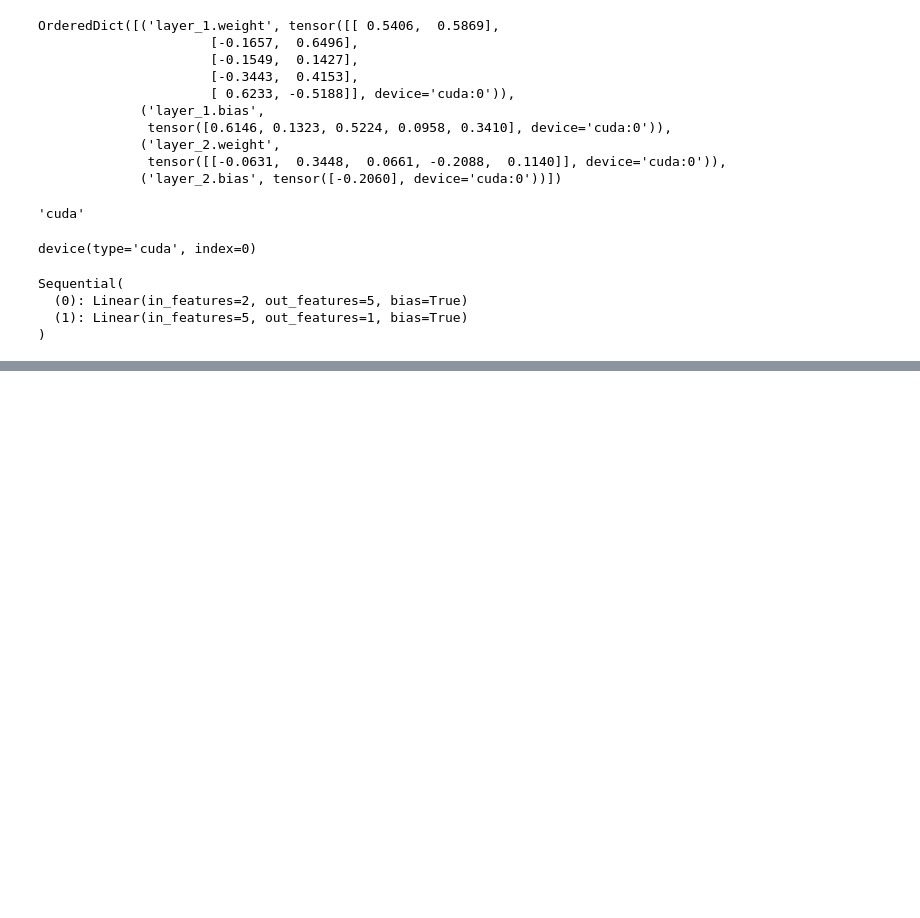
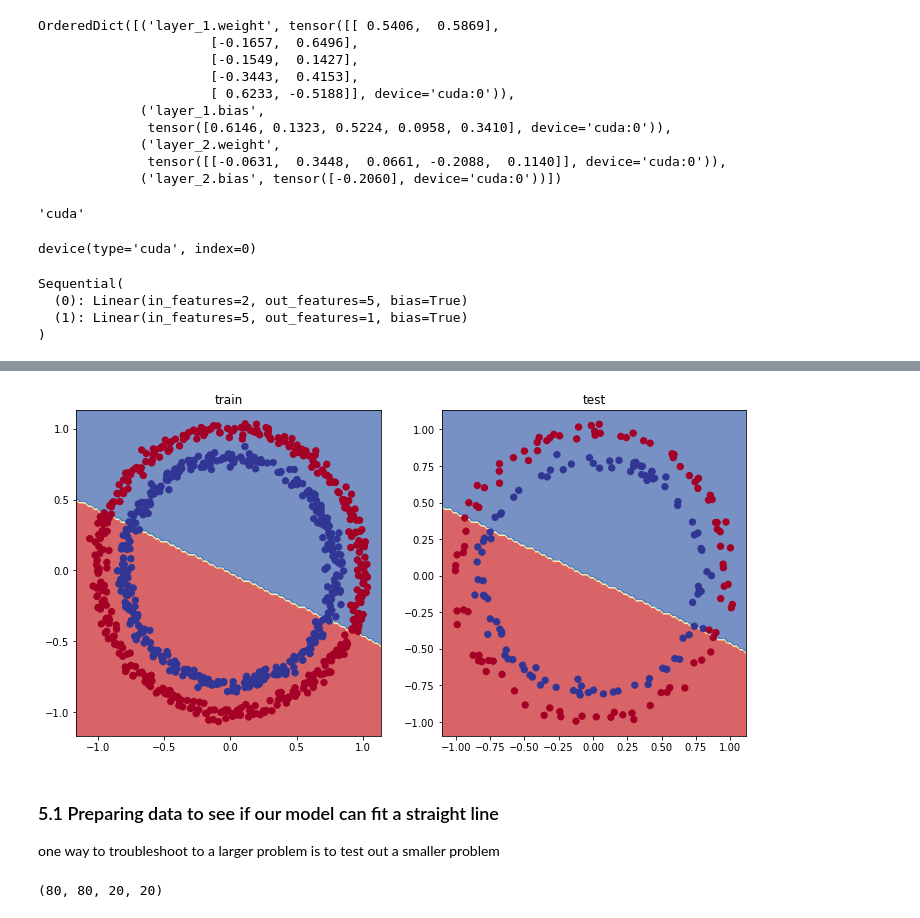
Before and after one commit to saqib-rgb/ML-With-Pytorch, a Jupyter notebook: Neural_Network_Classification.ipynb, the cells around one changed output, grey strips where cells are left out. Drawn from its saved outputs; the diff is of its cells as text; code cells hidden in the pictures; blank space fills up the shorter version.

```diff
--- a/Neural_Network_Classification.ipynb
+++ b/Neural_Network_Classification.ipynb
@@ -229,0 +412,13 @@ tensor([1., 0., 1., 0., 1., 1., 0., 0., 1., 0.])
+# %%
+class CircleModelV1(nn.Module):
+  def __init__(self):
+    super().__init__()
+    self.layer_1=nn.Linear(in_features=2,out_features=10)
+    self.layer_2=nn.Linear(in_features=10,out_features=10)
+    self.layer_3=nn.Linear(in_features=10,out_features=1)
+  def forward(self,x):
+    z=self.layer_3(self.layer_2(self.layer_1(x)))
+    # The code as written in line above leverages speed
+    return z
+model_1=CircleModelV1().to(device)
+model_1
@@ -229,0 +431,7 @@ tensor([1., 0., 1., 0., 1., 1., 0., 0., 1., 0.])
+# %%
+# now our model is ready it is time setup a loss and optimizer function
+# as our model is neyral classification model we will be using nn.BCEWithLogitsLoss()
+loss_fn=nn.BCEWithLogitsLoss()
+# Now as describe earlier this loss function is helpul in a way that it has built in sigmmoid function
+optimizer=torch.optim.Adam(params=model_1.parameters(),
+                        lr=0.001)
@@ -229,0 +501,14 @@ tensor([1., 0., 1., 0., 1., 1., 0., 0., 1., 0.])
+# %%
+# plot the decision boundary
+plt.figure(figsize=(12,6))
+plt.subplot(1,2,1)
+plt.title('train')
+plot_decision_boundary(model_1,X_train,y_train)
+plt.subplot(1,2,2)
+plt.title('test')
+plot_decision_boundary(model_1,X_test,y_test)
+# %% [output]
+[figure, added]
+# %% [markdown]
+### 5.1 Preparing data to see if our model can fit a straight line
+one way to troubleshoot to a larger problem is to test out a smaller problem
@@ -229,0 +526,8 @@ tensor([1., 0., 1., 0., 1., 1., 0., 0., 1., 0.])
+# %%
+# create train and test split
+train_split=int(0.8*len(X_regression))
+X_train_regression,y_train_regression=X_regression[:train_split],y_regression[:train_split]
+X_test_regression,y_test_regression=X_regression[train_split:],y_regression[train_split:]
+len(X_train_regression),len(y_train_regression),len(X_test_regression),len(y_test_regression)
+# %% [output]
+(80, 80, 20, 20)
```
Also changed, not shown: parts of 34 cells of this notebook.
